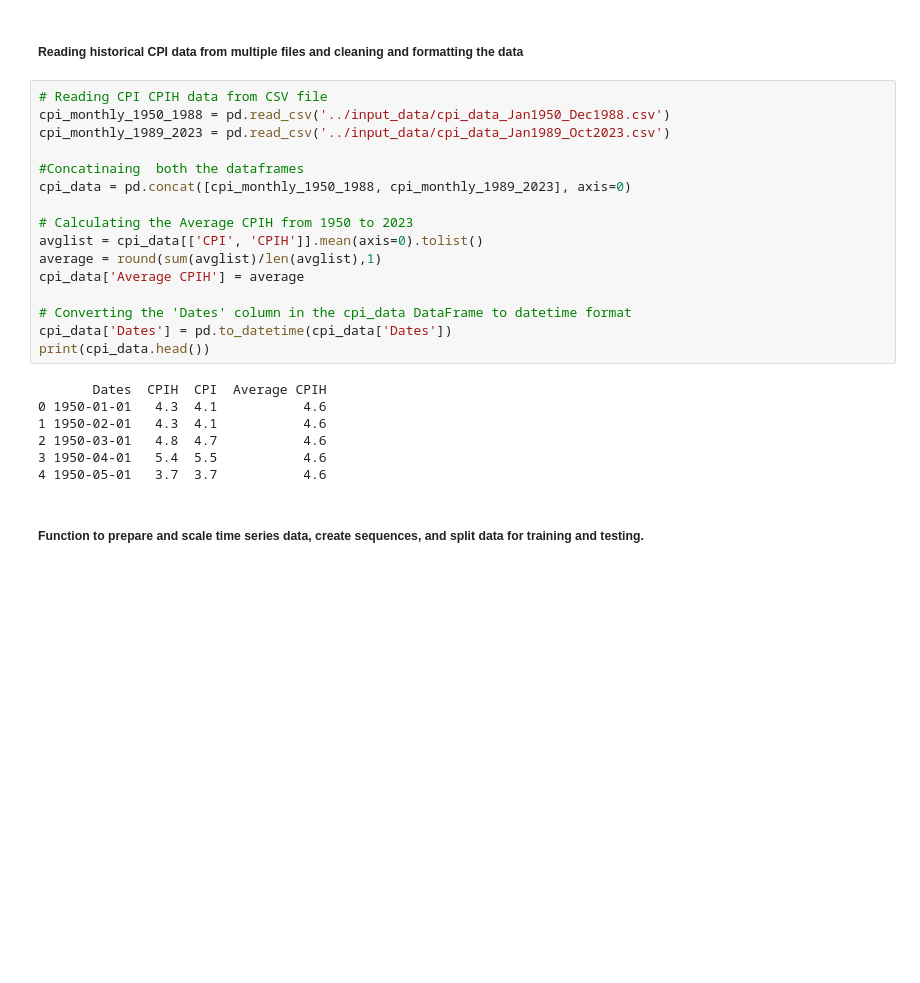
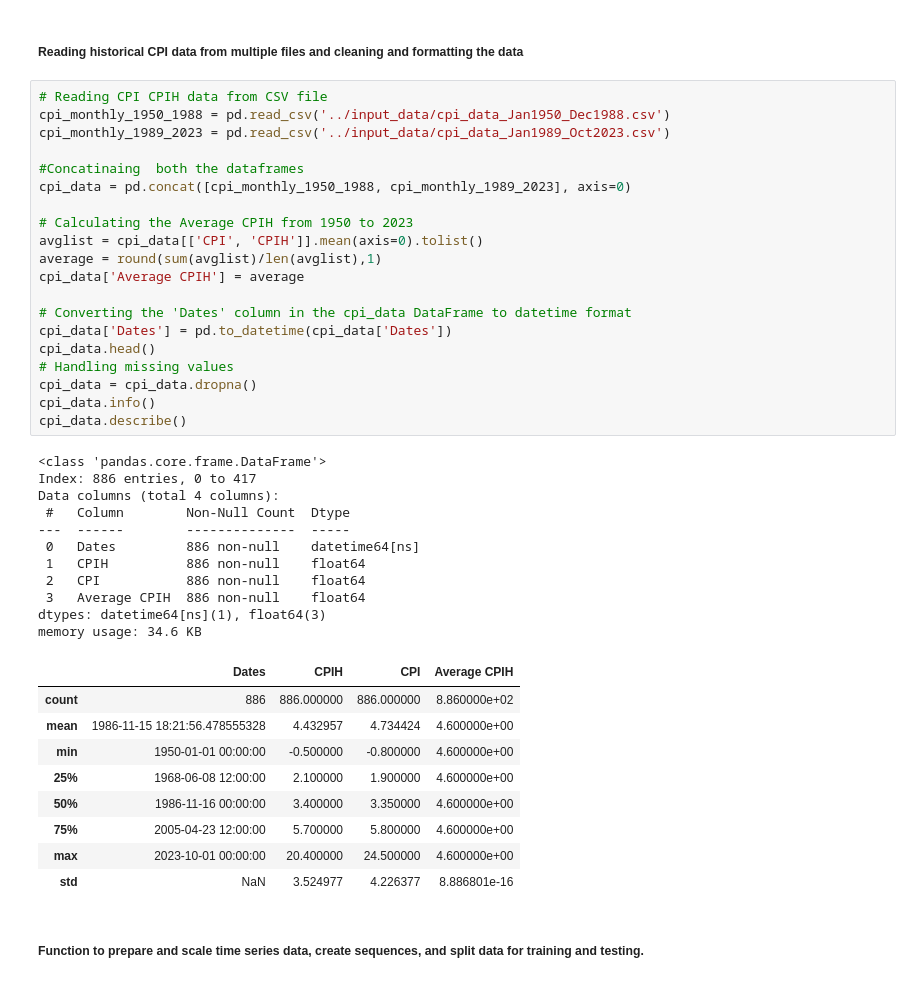
Before and after one commit to ganam93/uk_inflation_prediction, a Jupyter notebook: notebooks/lstm_model_notebooks/Optimized code.ipynb, the cells around one changed output. Cells and saved outputs as stored; diff of their text form; blank space fills up the shorter version.

```diff
--- a/notebooks/lstm_model_notebooks/Optimized code.ipynb
+++ b/notebooks/lstm_model_notebooks/Optimized code.ipynb
@@ -43,26 +43,44 @@ def split_sequences(sequence, n_steps_in, n_steps_out):
 # %%
 # Reading CPI CPIH data from CSV file
 cpi_monthly_1950_1988 = pd.read_csv('../input_data/cpi_data_Jan1950_Dec1988.csv')
 cpi_monthly_1989_2023 = pd.read_csv('../input_data/cpi_data_Jan1989_Oct2023.csv')
 
 #Concatinaing  both the dataframes
 cpi_data = pd.concat([cpi_monthly_1950_1988, cpi_monthly_1989_2023], axis=0)
 
 # Calculating the Average CPIH from 1950 to 2023
 avglist = cpi_data[['CPI', 'CPIH']].mean(axis=0).tolist()
 average = round(sum(avglist)/len(avglist),1)
 cpi_data['Average CPIH'] = average
 
 # Converting the 'Dates' column in the cpi_data DataFrame to datetime format
 cpi_data['Dates'] = pd.to_datetime(cpi_data['Dates'])
-print(cpi_data.head())
+cpi_data.head()
+# Handling missing values
+cpi_data = cpi_data.dropna()
+cpi_data.info()
+cpi_data.describe()
 # %% [output]
-       Dates  CPIH  CPI  Average CPIH
-0 1950-01-01   4.3  4.1           4.6
-1 1950-02-01   4.3  4.1           4.6
-2 1950-03-01   4.8  4.7           4.6
-3 1950-04-01   5.4  5.5           4.6
-4 1950-05-01   3.7  3.7           4.6
+<class 'pandas.core.frame.DataFrame'>
+Index: 886 entries, 0 to 417
+Data columns (total 4 columns):
+ #   Column        Non-Null Count  Dtype
+---  ------        --------------  -----
+ 0   Dates         886 non-null    datetime64[ns]
+ 1   CPIH          886 non-null    float64
+ 2   CPI           886 non-null    float64
+ 3   Average CPIH  886 non-null    float64
+dtypes: datetime64[ns](1), float64(3)
+memory usage: 34.6 KB
+|  | Dates | CPIH | CPI | Average CPIH |
+| count | 886 | 886.000000 | 886.000000 | 8.860000e+02 |
+| mean | 1986-11-15 18:21:56.478555328 | 4.432957 | 4.734424 | 4.600000e+00 |
+| min | 1950-01-01 00:00:00 | -0.500000 | -0.800000 | 4.600000e+00 |
+| 25% | 1968-06-08 12:00:00 | 2.100000 | 1.900000 | 4.600000e+00 |
+| 50% | 1986-11-16 00:00:00 | 3.400000 | 3.350000 | 4.600000e+00 |
+| 75% | 2005-04-23 12:00:00 | 5.700000 | 5.800000 | 4.600000e+00 |
+| max | 2023-10-01 00:00:00 | 20.400000 | 24.500000 | 4.600000e+00 |
+| std | NaN | 3.524977 | 4.226377 | 8.886801e-16 |
 # %% [markdown]
 ##### Function to prepare and scale time series data, create sequences, and split data for training and testing.
 # %%
```
Also changed, not shown: parts of 2 cells of this notebook, 11 other files.
